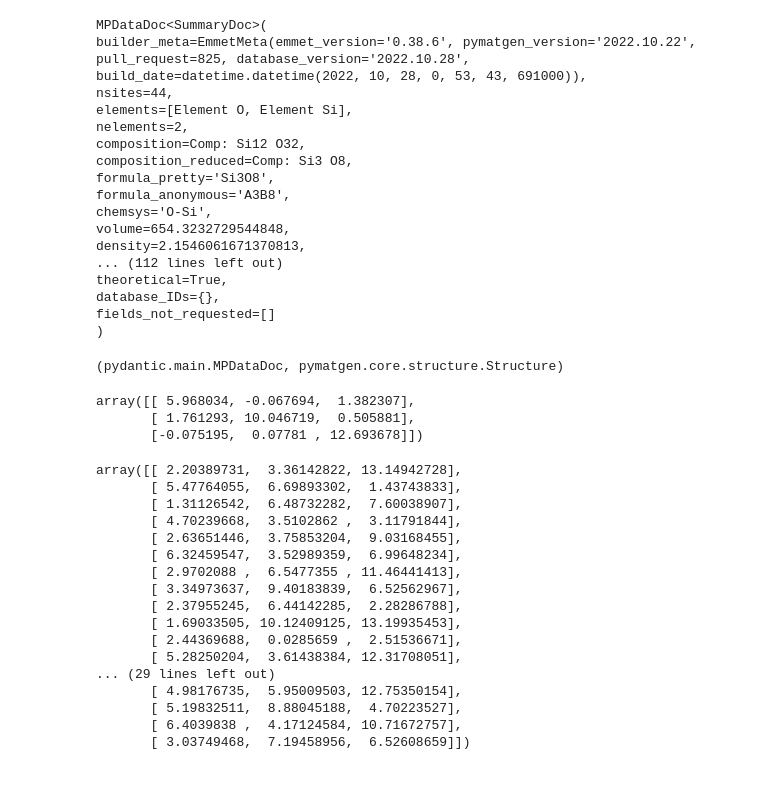
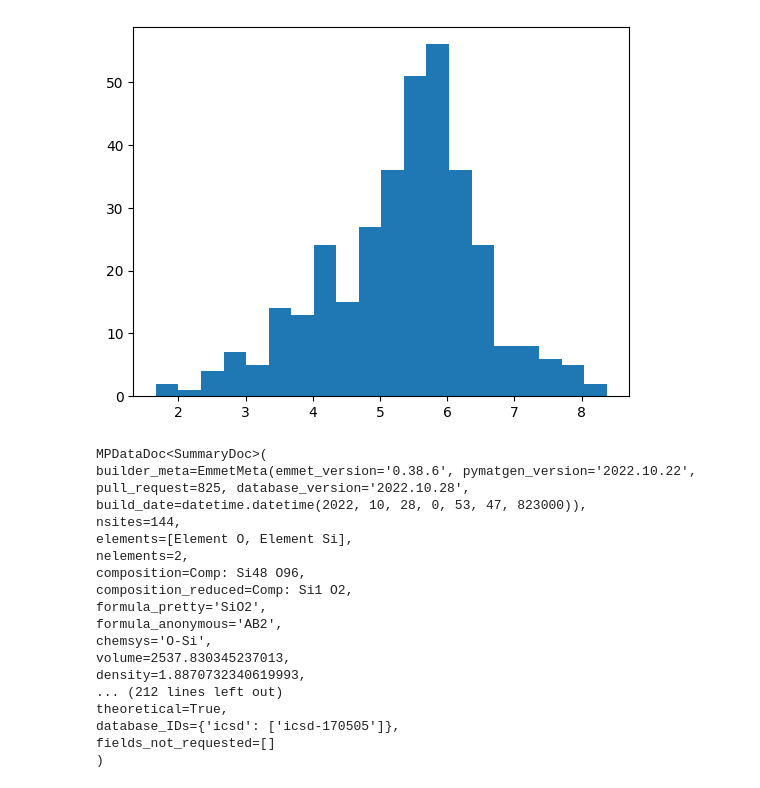
Before and after one commit to atomicarchitects/symphony, a Jupyter notebook: notebooks/matproj.ipynb, the cells around one changed output. Cells and saved outputs as stored; diff of their text form; code cells hidden in the pictures.

```diff
--- a/notebooks/matproj.ipynb
+++ b/notebooks/matproj.ipynb
@@ -33,3 +30,23 @@ val_molecules: !!python/tuple
 # query and download data
 with MPRester("NA4RS6zGonPp3S3TQTSBPkzevjE3jAPt") as mpr:
     docs = mpr.summary.search(elements=["Si", "O"], num_elements=(2, 2))
+# %%
+num_atoms = []
+num_neighbors_cutoff_25 = []
+num_neighbors_cutoff_3 = []
+for item in tqdm.tqdm(docs):
+    num_atoms.append(item.nsites)
+    ct_25 = 0
+    ct_3 = 0
+    for i in range(num_atoms[-1]):
+        for j in range(num_atoms[-1]):
+            if np.sqrt(np.sum((item.structure.cart_coords[i] - item.structure.cart_coords[j]) ** 2)) < 2.5:
+                ct_25 += 1
+            if np.sqrt(np.sum((item.structure.cart_coords[i] - item.structure.cart_coords[j]) ** 2)) < 3:
+                ct_3 += 1
+    num_neighbors_cutoff_25.append(ct_25 / num_atoms[-1])
+    num_neighbors_cutoff_3.append(ct_3 / num_atoms[-1])
+
+num_atoms = np.asarray(num_atoms)
+num_neighbors_cutoff_25 = np.asarray(num_neighbors_cutoff_25)
+num_neighbors_cutoff_3 = np.asarray(num_neighbors_cutoff_3)
@@ -36,50 +63,25 @@ with MPRester("NA4RS6zGonPp3S3TQTSBPkzevjE3jAPt") as mpr:
+# %%
+plt.hist(num_neighbors_cutoff_3, bins=20)
+plt.show()
+# %% [output]
+[figure, added]
 # %%
-docs[0]
+docs[5]
 # %% [output]
 MPDataDoc<SummaryDoc>(
-builder_meta=EmmetMeta(emmet_version='0.38.6', pymatgen_version='2022.10.22', pull_request=825, database_version='2022.10.28', build_date=datetime.datetime(2022, 10, 28, 0, 53, 43, 691000)),
-nsites=44,
+builder_meta=EmmetMeta(emmet_version='0.38.6', pymatgen_version='2022.10.22', pull_request=825, database_version='2022.10.28', build_date=datetime.datetime(2022, 10, 28, 0, 53, 47, 823000)),
+nsites=144,
 elements=[Element O, Element Si],
 nelements=2,
-composition=Comp: Si12 O32,
-composition_reduced=Comp: Si3 O8,
-formula_pretty='Si3O8',
-formula_anonymous='A3B8',
+composition=Comp: Si48 O96,
+composition_reduced=Comp: Si1 O2,
+formula_pretty='SiO2',
+formula_anonymous='AB2',
 chemsys='O-Si',
-volume=654.3232729544848,
-density=2.1546061671370813,
-... (112 lines left out)
+volume=2537.830345237013,
+density=1.8870732340619993,
+... (212 lines left out)
 theoretical=True,
-database_IDs={},
+database_IDs={'icsd': ['icsd-170505']},
 fields_not_requested=[]
 )
-# %%
-type(structure), type(structure.structure)
-# %% [output]
-(pydantic.main.MPDataDoc, pymatgen.core.structure.Structure)
-# %%
-structure.structure.lattice.matrix
-# %% [output]
-array([[ 5.968034, -0.067694,  1.382307],
-       [ 1.761293, 10.046719,  0.505881],
-       [-0.075195,  0.07781 , 12.693678]])
-# %%
-structure.structure.cart_coords
-# %% [output]
-array([[ 2.20389731,  3.36142822, 13.14942728],
-       [ 5.47764055,  6.69893302,  1.43743833],
-       [ 1.31126542,  6.48732282,  7.60038907],
-       [ 4.70239668,  3.5102862 ,  3.11791844],
-       [ 2.63651446,  3.75853204,  9.03168455],
-       [ 6.32459547,  3.52989359,  6.99648234],
-       [ 2.9702088 ,  6.5477355 , 11.46441413],
-       [ 3.34973637,  9.40183839,  6.52562967],
-       [ 2.37955245,  6.44142285,  2.28286788],
-       [ 1.69033505, 10.12409125, 13.19935453],
-       [ 2.44369688,  0.0285659 ,  2.51536671],
-       [ 5.28250204,  3.61438384, 12.31708051],
-... (29 lines left out)
-       [ 4.98176735,  5.95009503, 12.75350154],
-       [ 5.19832511,  8.88045188,  4.70223527],
-       [ 6.4039838 ,  4.17124584, 10.71672757],
-       [ 3.03749468,  7.19458956,  6.52608659]])
```
Also changed, not shown: parts of 6 cells of this notebook, 1 other file.
